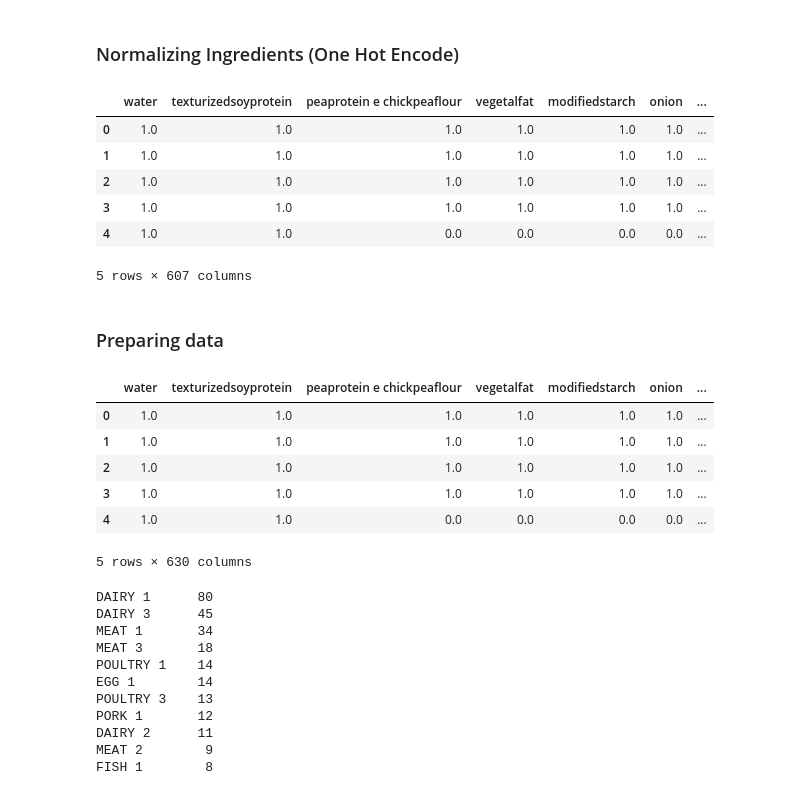
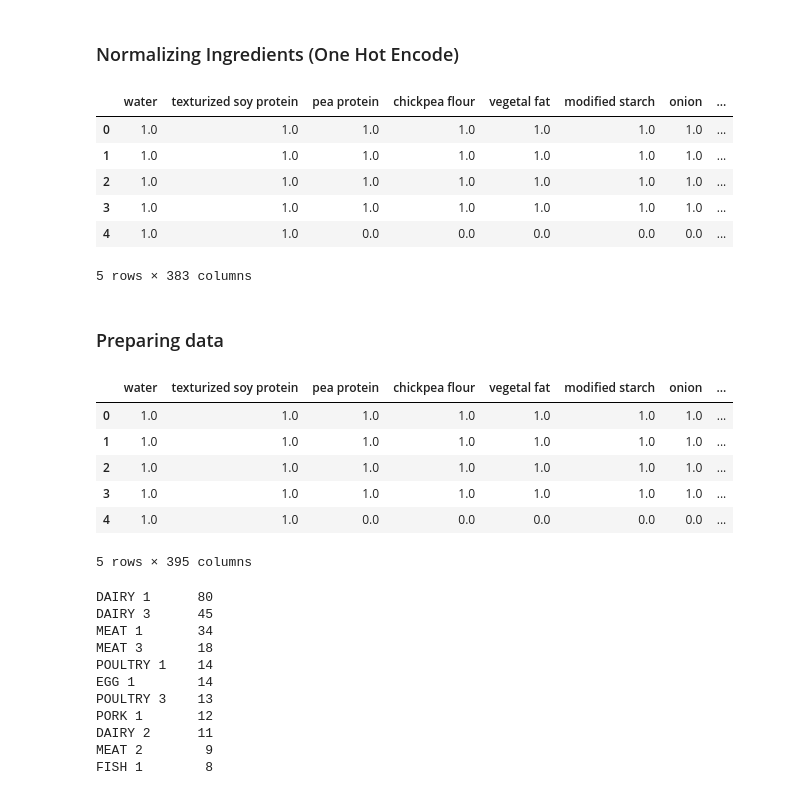
Before and after one commit to dudaholandah/Coursera-Natural-Language-Processing-Tensorflow, a Jupyter notebook: vegan_dataset_visualization.ipynb, the cells around one changed output. Saved outputs shown, nothing was run; the diff lists cells and outputs as text; code cells hidden in the pictures.

```diff
--- a/vegan_dataset_visualization.ipynb
+++ b/vegan_dataset_visualization.ipynb
@@ -97,24 +94,40 @@ nutrients_normalized.head()
 # %% [markdown]
 ### Normalizing Ingredients (One Hot Encode)
+# %%
+def pre_process(text):
+    text = re.sub(r'[.,():%-]+', " ", text)
+    text = re.sub(r'[\s]+', " ", text)
+    text = unidecode(text.strip().lower())
+    return text
+# %%
+vocab = set()
+
+for i in range(data_ingredients.shape[0]):
+  aux = data_ingredients.at[i,'Ingredients'].split(",")
+  for word in aux:
+    word = pre_process(word)
+    if len(word) > 1: vocab.add(word.strip())
+
+sorted(vocab)
 # %%
 ingredients_normalized = pd.DataFrame()
 
 for i in range(276):
   aux = data_ingredients.at[i,'Ingredients'].split(",")
-  for w in aux:
-    w = unidecode(w.lower().lstrip().replace('.',''))
-    ingredients_normalized.at[i,w] = 1
+  for word in aux:
+    word = pre_process(word)
+    ingredients_normalized.at[i,word] = 1
 
 ingredients_normalized = ingredients_normalized.replace(np.nan,0)
 ingredients_normalized.head()
 # %% [output]
-|  | water | texturizedsoyprotein | peaprotein e chickpeaflour | vegetalfat | modifiedstarch | onion | ... |
-| 0 | 1.0 | 1.0 | 1.0 | 1.0 | 1.0 | 1.0 | ... |
-| 1 | 1.0 | 1.0 | 1.0 | 1.0 | 1.0 | 1.0 | ... |
-| 2 | 1.0 | 1.0 | 1.0 | 1.0 | 1.0 | 1.0 | ... |
-| 3 | 1.0 | 1.0 | 1.0 | 1.0 | 1.0 | 1.0 | ... |
-| 4 | 1.0 | 1.0 | 0.0 | 0.0 | 0.0 | 0.0 | ... |
+|  | water | texturized soy protein | pea protein | chickpea flour | vegetal fat | modified starch | onion | ... |
+| 0 | 1.0 | 1.0 | 1.0 | 1.0 | 1.0 | 1.0 | 1.0 | ... |
+| 1 | 1.0 | 1.0 | 1.0 | 1.0 | 1.0 | 1.0 | 1.0 | ... |
+| 2 | 1.0 | 1.0 | 1.0 | 1.0 | 1.0 | 1.0 | 1.0 | ... |
+| 3 | 1.0 | 1.0 | 1.0 | 1.0 | 1.0 | 1.0 | 1.0 | ... |
+| 4 | 1.0 | 1.0 | 0.0 | 0.0 | 0.0 | 0.0 | 0.0 | ... |
-5 rows × 607 columns
+5 rows × 383 columns
 # %% [markdown]
 ### Preparing data
 # %%
@@ -124,13 +137,13 @@ raw_data = raw_data.replace(np.nan,0)
 
 raw_data.head()
 # %% [output]
-|  | water | texturizedsoyprotein | peaprotein e chickpeaflour | vegetalfat | modifiedstarch | onion | ... |
-| 0 | 1.0 | 1.0 | 1.0 | 1.0 | 1.0 | 1.0 | ... |
-| 1 | 1.0 | 1.0 | 1.0 | 1.0 | 1.0 | 1.0 | ... |
-| 2 | 1.0 | 1.0 | 1.0 | 1.0 | 1.0 | 1.0 | ... |
-| 3 | 1.0 | 1.0 | 1.0 | 1.0 | 1.0 | 1.0 | ... |
-| 4 | 1.0 | 1.0 | 0.0 | 0.0 | 0.0 | 0.0 | ... |
+|  | water | texturized soy protein | pea protein | chickpea flour | vegetal fat | modified starch | onion | ... |
+| 0 | 1.0 | 1.0 | 1.0 | 1.0 | 1.0 | 1.0 | 1.0 | ... |
+| 1 | 1.0 | 1.0 | 1.0 | 1.0 | 1.0 | 1.0 | 1.0 | ... |
+| 2 | 1.0 | 1.0 | 1.0 | 1.0 | 1.0 | 1.0 | 1.0 | ... |
+| 3 | 1.0 | 1.0 | 1.0 | 1.0 | 1.0 | 1.0 | 1.0 | ... |
+| 4 | 1.0 | 1.0 | 0.0 | 0.0 | 0.0 | 0.0 | 0.0 | ... |
-5 rows × 630 columns
+5 rows × 395 columns
 # %%
 X = raw_data.values
 X_ingredients = ingredients_normalized.values
```
Also changed, not shown: parts of 36 cells of this notebook.
